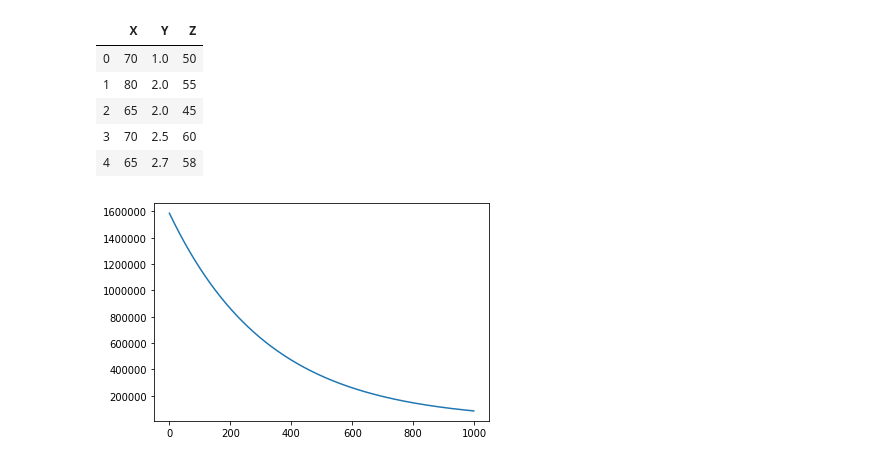
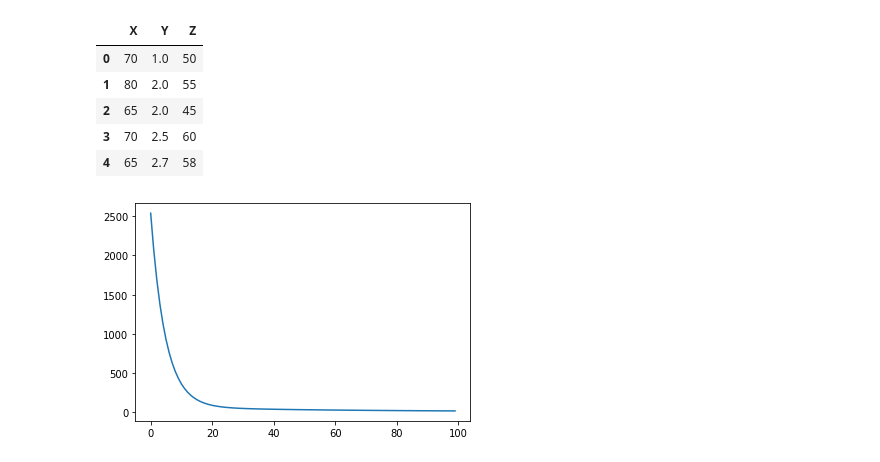
Before and after one commit to avesk/seng474, a Jupyter notebook: assignment2/assignment_2.ipynb, the cells around one changed output. Cells and saved outputs as stored; diff of their text form; code cells hidden in the pictures.

```diff
--- a/assignment2/assignment_2.ipynb
+++ b/assignment2/assignment_2.ipynb
@@ -381,8 +363,8 @@ Extend the linear regression algorithm for Python on the slides to:
 # %%
 import pandas as pd
 # Read the data from a file (regdata.csv)
-data = pd.read_csv('regdata.csv', header=None, names=['X', 'Y', 'Z'])
-data.head()
+data2 = pd.read_csv('regdata.csv', header=None, names=['X', 'Y', 'Z'])
+data2.head()
 # %% [output]
 |  | X | Y | Z |
 | 0 | 70 | 1.0 | 50 |
@@ -391,45 +373,46 @@ data.head()
 | 3 | 70 | 2.5 | 60 |
 | 4 | 65 | 2.7 | 58 |
 # %%
-def prepare(data):
-    X = data.iloc[:,0:-1].values
+def prepare(data2):
+    X = data2.iloc[:,0:-1].values
 
     # we normalize X
     maxX = np.max(X, axis=0)
     minX = np.min(X, axis=0)
-    X = (X-minX)/(maxX-minX)
+    meanX = np.mean(X, axis=0)
+    X = (X-meanX)/(maxX-minX)
 
     # we insert an all-ones column at index 0
     X = np.insert(X, 0, 1, axis=1)
 
-    y = data.iloc[:,-1:].values
+    y = data2.iloc[:,-1:].values
 
     where_are_zeros = (y==0)
     y[where_are_zeros] = -1
 
     return X,y.T
 
-X,y = prepare(data)
+X,y = prepare(data2)
 #visualize(X,y)
 # %%
 def error(X,y,w):
-    return (1/2*X.shape[0]) * np.sum((y-w@X.T)**2)
+    return (1/(2*X.shape[0])) * np.sum((y-w@X.T)**2)
 
 def grad_mean(X,y,w):
     return (1/X.shape[0]) * np.sum( (y-w@X.T).T*X, axis=0, keepdims=True )
 
 def fit(X,y,kappa,iter):
     w = np.zeros((1,X.shape[1]))
     E = []
     for i in range(iter):
         E.append(error(X,y,w))
         kappa_grad = kappa*grad_mean(X,y,w)
         w = w + kappa_grad
     return w,E
 
-w,E = fit(X,y,0.001,1000)
+w,E = fit(X,y,0.1,100)
 y_pred = predict(w,X)
 plt.plot(E)
 plt.show()
 # %% [output]
-[figure, old version]
+[figure, new version]
```
Also changed, not shown: parts of 2 cells of this notebook, 12 other files.
